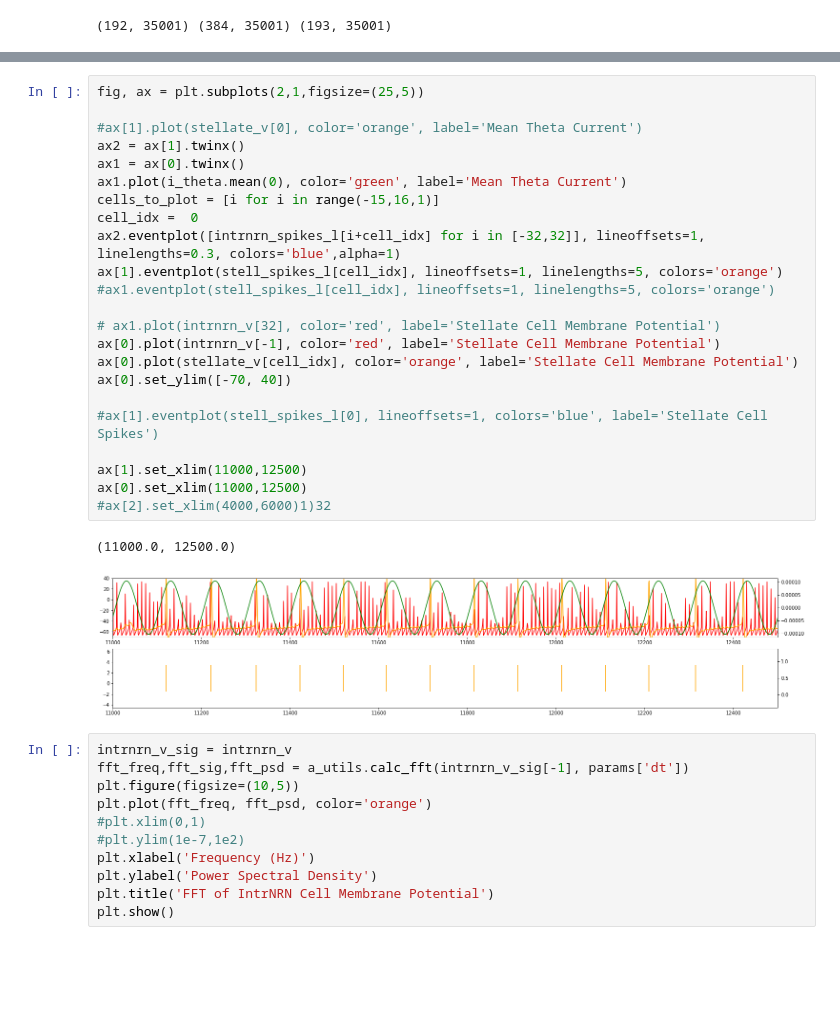
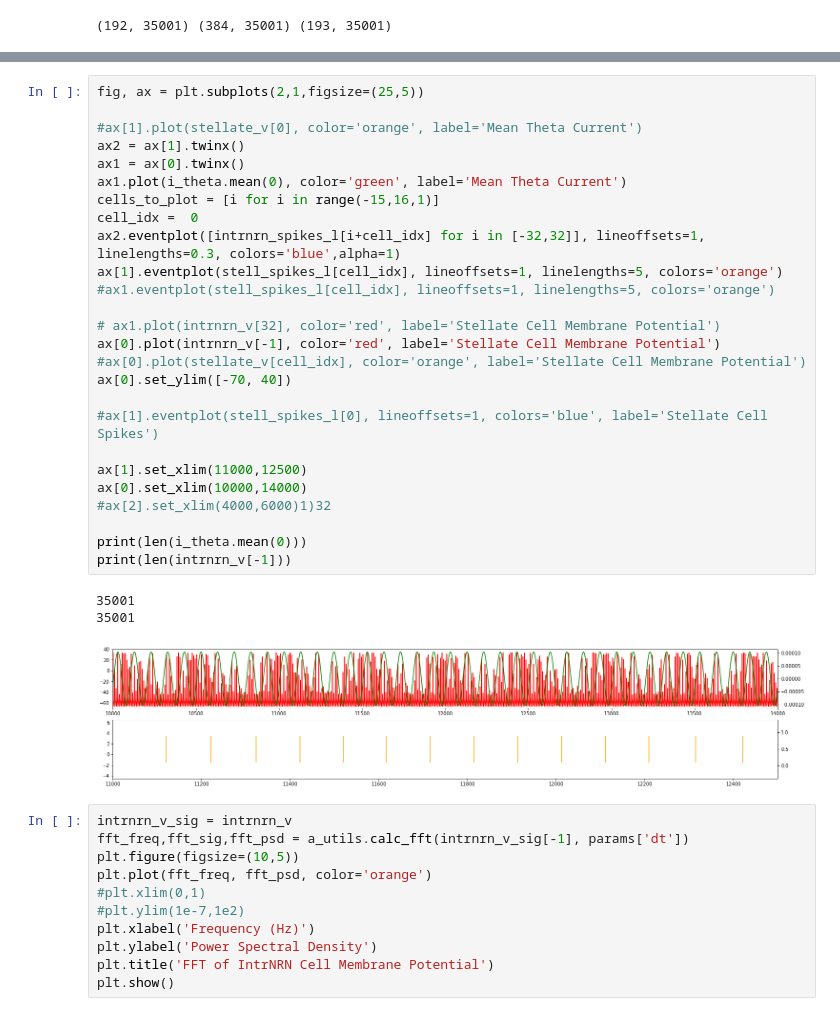
Before and after one commit to tiny-infinity/GridCellsTheta, a Jupyter notebook: analysis/PHPC/PHPC-DEMO-S-s-1a.ipynb, the cells around one changed output, grey strips where cells are left out. Drawn from its saved outputs; the diff is of its cells as text; blank space fills up the shorter version.

```diff
--- a/analysis/PHPC/PHPC-DEMO-S-s-1a.ipynb
+++ b/analysis/PHPC/PHPC-DEMO-S-s-1a.ipynb
@@ -104,29 +104,33 @@ print(np.diff(stell_spikes_l[0]))
 # %%
 fig, ax = plt.subplots(2,1,figsize=(25,5))
 
 #ax[1].plot(stellate_v[0], color='orange', label='Mean Theta Current')
 ax2 = ax[1].twinx()
 ax1 = ax[0].twinx()
 ax1.plot(i_theta.mean(0), color='green', label='Mean Theta Current')
 cells_to_plot = [i for i in range(-15,16,1)]
 cell_idx =  0
 ax2.eventplot([intrnrn_spikes_l[i+cell_idx] for i in [-32,32]], lineoffsets=1, linelengths=0.3, colors='blue',alpha=1)
 ax[1].eventplot(stell_spikes_l[cell_idx], lineoffsets=1, linelengths=5, colors='orange')
 #ax1.eventplot(stell_spikes_l[cell_idx], lineoffsets=1, linelengths=5, colors='orange')
 
 # ax1.plot(intrnrn_v[32], color='red', label='Stellate Cell Membrane Potential')
 ax[0].plot(intrnrn_v[-1], color='red', label='Stellate Cell Membrane Potential')
-ax[0].plot(stellate_v[cell_idx], color='orange', label='Stellate Cell Membrane Potential')
+#ax[0].plot(stellate_v[cell_idx], color='orange', label='Stellate Cell Membrane Potential')
 ax[0].set_ylim([-70, 40])
 
 #ax[1].eventplot(stell_spikes_l[0], lineoffsets=1, colors='blue', label='Stellate Cell Spikes')
 
 ax[1].set_xlim(11000,12500)
-ax[0].set_xlim(11000,12500)
+ax[0].set_xlim(10000,14000)
 #ax[2].set_xlim(4000,6000)1)32
+
+print(len(i_theta.mean(0)))
+print(len(intrnrn_v[-1]))
 # %% [output]
-(11000.0, 12500.0)
+35001
+35001
-[figure, old version]
+[figure, new version]
 # %%
 intrnrn_v_sig = intrnrn_v
 fft_freq,fft_sig,fft_psd = a_utils.calc_fft(intrnrn_v_sig[-1], params['dt'])
```
Also changed, not shown: 1 other file.
